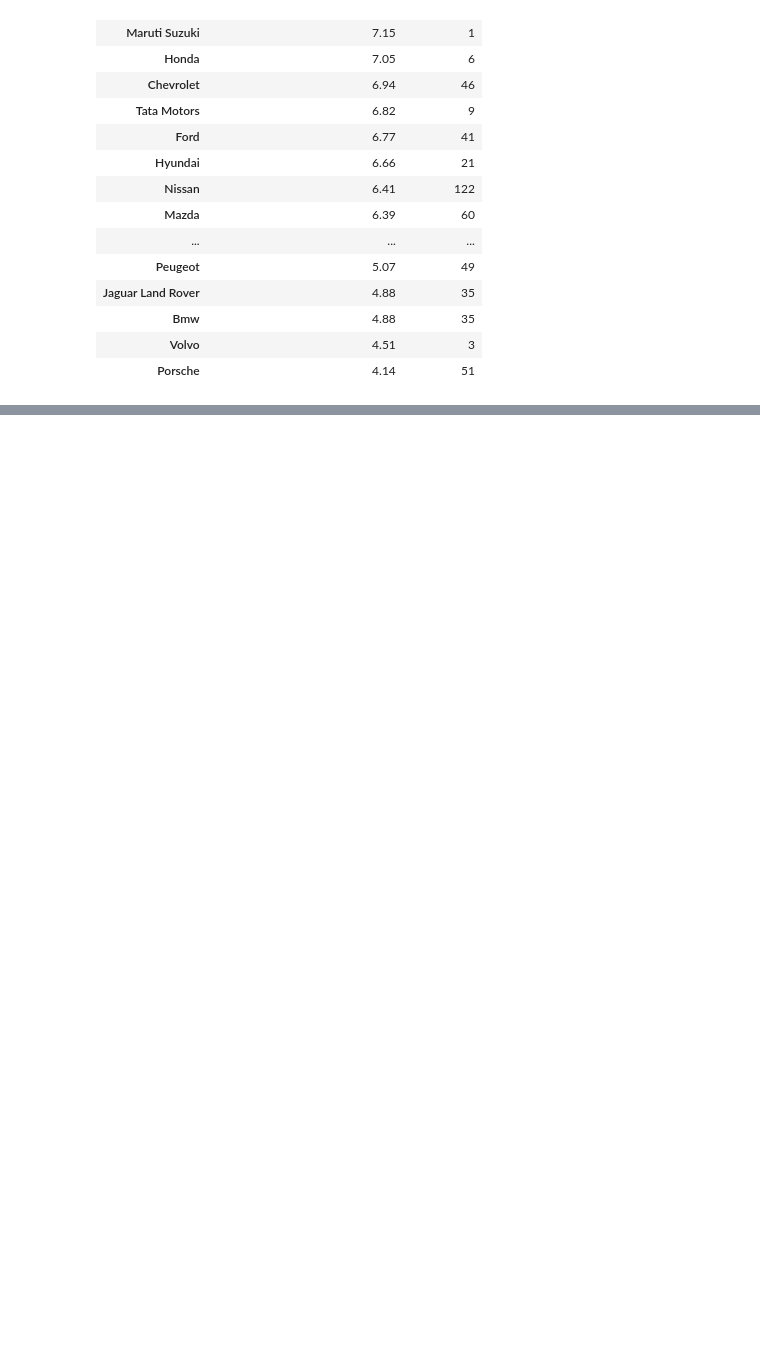
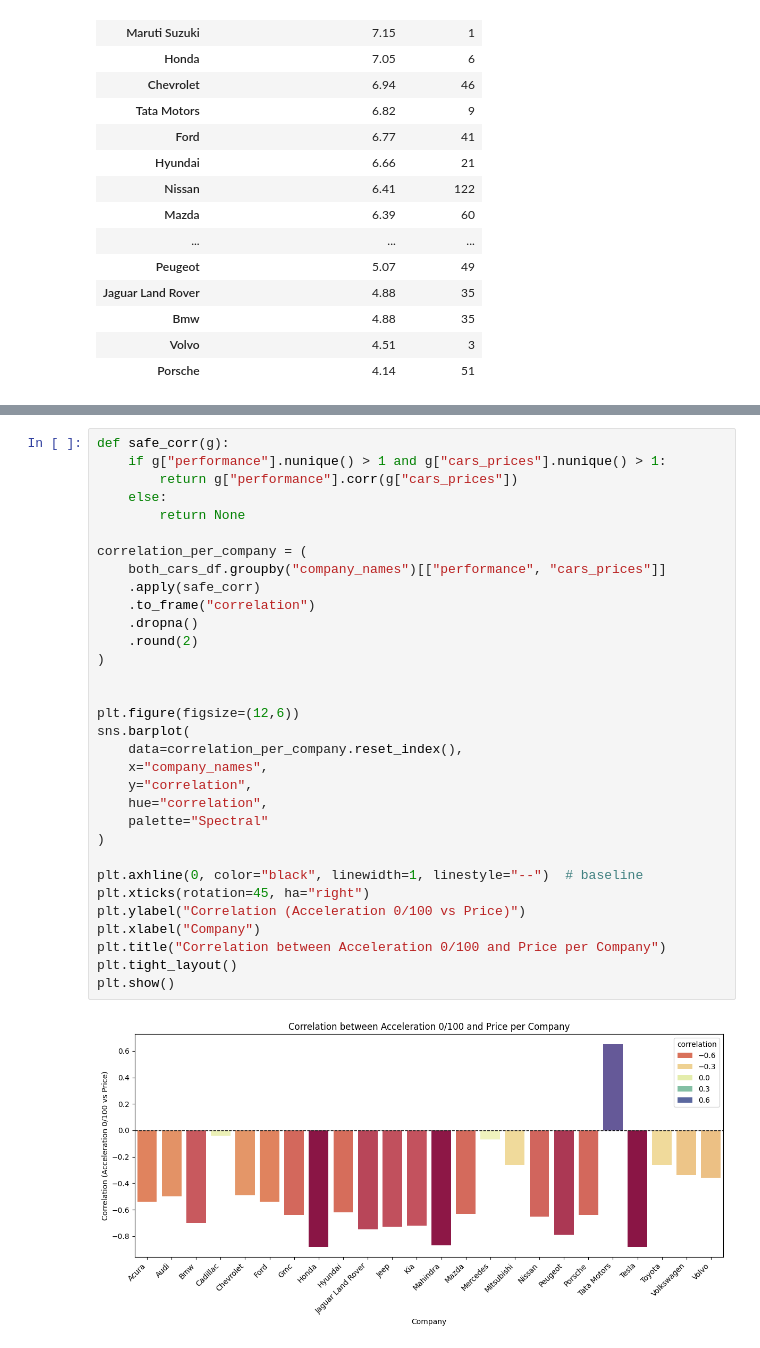
Before and after one commit to Wazard/GruppoX-Car-Analysis, a Jupyter notebook: car_analysis.ipynb, the cells around one changed output, grey strips where cells are left out. Drawn from its saved outputs; the diff is of its cells as text; blank space fills up the shorter version.

```diff
--- a/car_analysis.ipynb
+++ b/car_analysis.ipynb
@@ -1239,0 +1294,34 @@ _=axes[1].set_title("Cars amount vs horsepower per thousand dollars")
+# %%
+def safe_corr(g):
+    if g["performance"].nunique() > 1 and g["cars_prices"].nunique() > 1:
+        return g["performance"].corr(g["cars_prices"])
+    else:
+        return None
+
+correlation_per_company = (
+    both_cars_df.groupby("company_names")[["performance", "cars_prices"]]
+    .apply(safe_corr)
+    .to_frame("correlation")
+    .dropna()
+    .round(2)
+)
+
+
+plt.figure(figsize=(12,6))
+sns.barplot(
+    data=correlation_per_company.reset_index(),
+    x="company_names",
+    y="correlation",
+    hue="correlation",
+    palette="Spectral"
+)
+
+plt.axhline(0, color="black", linewidth=1, linestyle="--")  # baseline
+plt.xticks(rotation=45, ha="right")
+plt.ylabel("Correlation (Acceleration 0/100 vs Price)")
+plt.xlabel("Company")
+plt.title("Correlation between Acceleration 0/100 and Price per Company")
+plt.tight_layout()
+plt.show()
+# %% [output]
+[figure, added]
```
Also changed, not shown: parts of 14 cells of this notebook.
